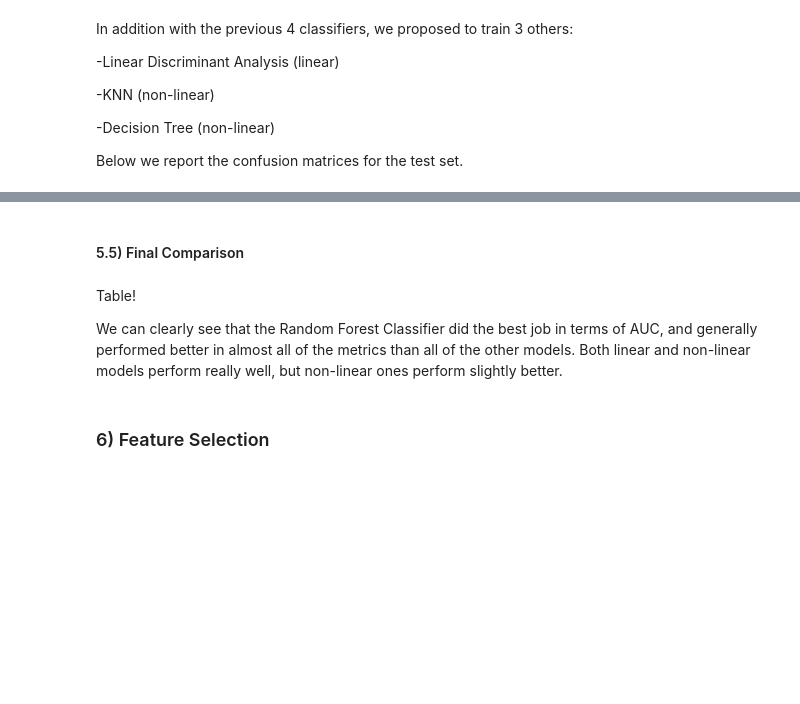
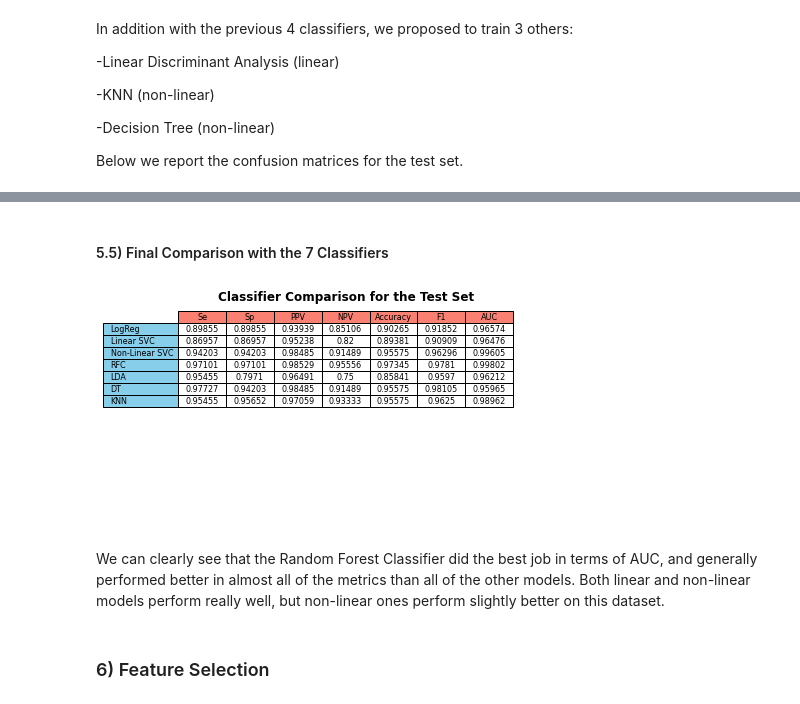
Before and after one commit to mlh-master/hw2_mlh-nathan-and-dekel, a Jupyter notebook: HW2_NoteBook.ipynb, the cells around one changed output, grey strips where cells are left out. Drawn from its saved outputs; the diff is of its cells as text; code cells hidden in the pictures; blank space fills up the shorter version.

```diff
--- a/HW2_NoteBook.ipynb
+++ b/HW2_NoteBook.ipynb
@@ -268,6 +272,6 @@ svm_lin.best_params_['svm__C']
 # %%
-LSVM_Train_Scores=predict_and_report(set='Training Set',model='SVM',estimator=best_lin_svm,X=X_train,y=Y_train)
-LSVM_Test_Scores=predict_and_report(set='Test Set',model='SVM',estimator=best_lin_svm,X=X_test,y=y_test)
+LSVM_Train_Scores=predict_and_report(set='Training Set',estimator=best_lin_svm,X=X_train,y=Y_train)
+LSVM_Test_Scores=predict_and_report(set='Test Set',estimator=best_lin_svm,X=X_test,y=y_test)
 # %% [output]
 [figure]
 [figure]
@@ -339,9 +357,12 @@ KNN, KNN_Scores = model_KNN(X_train, X_test, Y_train, y_test, flag=True)
 # %% [markdown]
-#### 5.5) Final Comparison
+#### 5.5) Final Comparison with the 7 Classifiers
+# %%
+Scores_Test = np.array([LR_Test_Scores,LSVM_Test_Scores,NLSVM_Test_Scores,RFC_Test_Scores,LDA_Scores,DT_Scores,KNN_Scores]).round(decimals=5)
+Model_Comparison_Table(Table_Data=Scores_Test, Title='Classifier Comparison for the Test Set',n_models=7)
+# %% [output]
+[figure, added]
 # %% [markdown]
-Table!
-
-We can clearly see that the Random Forest Classifier did the best job in terms of AUC, and generally performed better in almost all of the metrics than all of the other models. Both linear and non-linear models perform really well, but non-linear ones perform slightly better.
+We can clearly see that the Random Forest Classifier did the best job in terms of AUC, and generally performed better in almost all of the metrics than all of the other models. Both linear and non-linear models perform really well, but non-linear ones perform slightly better on this dataset.
 # %% [markdown]
 ### 6) Feature Selection
 # %% [markdown]
```
Also changed, not shown: parts of 31 cells of this notebook, 1 other file.
